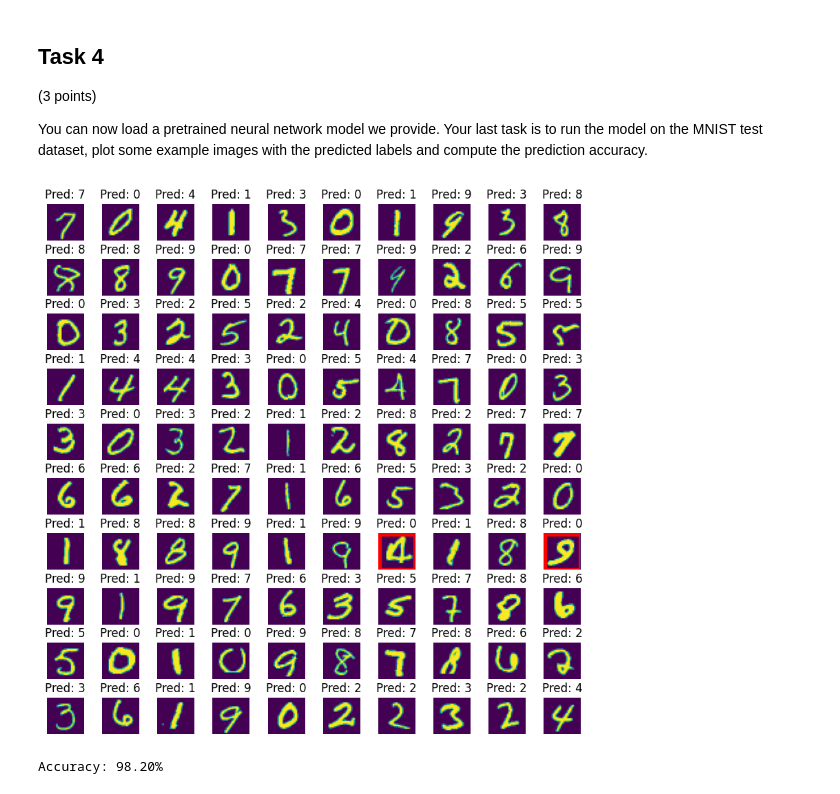
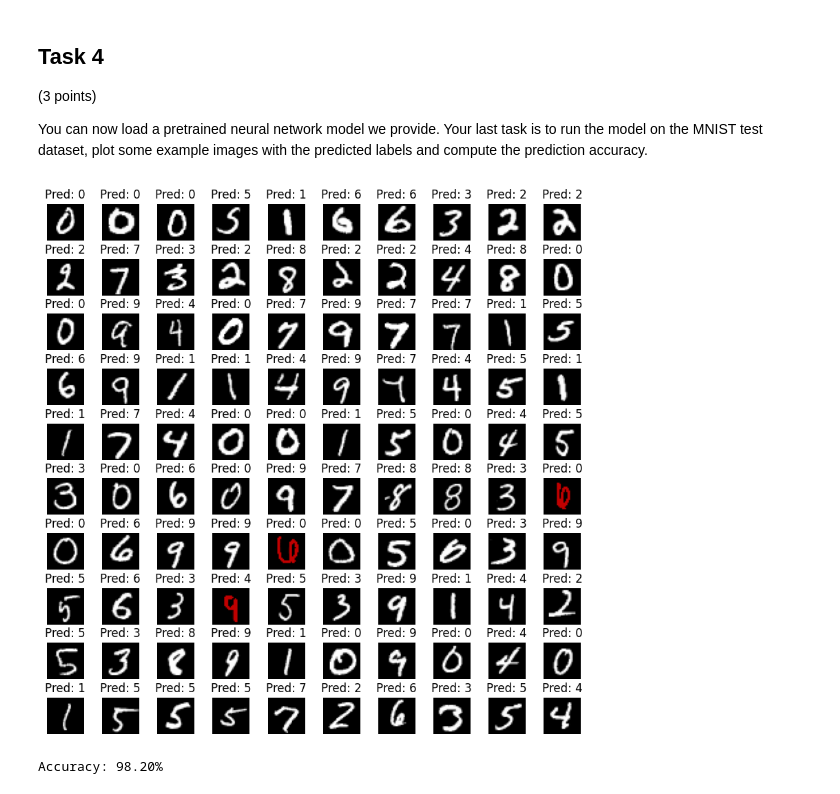
Before and after one commit to jan904/3dcv-students, a Jupyter notebook: 2.0-tl-pytorch.ipynb, the cells around one changed output. Saved outputs shown, nothing was run; the diff lists cells and outputs as text; code cells hidden in the pictures.

```diff
--- a/2.0-tl-pytorch.ipynb
+++ b/2.0-tl-pytorch.ipynb
@@ -187,7 +184,7 @@ class MNIST:
         # TODO: create a list of all subdirectories (named like the classes)
         #       within the dataset root
         sub_dirs = os.listdir(root)
-        sub_dirs = [root + '/' + sub_dir for sub_dir in sub_dirs]
+        sub_dirs = [os.path.join(root, sub_dir) for sub_dir in sub_dirs]
 
         # TODO: create a list of paths to all images
         #       with the ground truth label
@@ -198,7 +195,7 @@ class MNIST:
 
             # create a list of paths to all images
             for file in files:
-                path = sub_dir + '/' + file
+                path = os.path.join(sub_dir, file)
                 self.image_paths.append([path, int(sub_dir[-1])])
 
     def __len__(self):
@@ -267,40 +262,42 @@ def validate(model, data_loader):
 
                 # TODO: make wrongly predicted images red
                 if pred != gt:
-                    rect = Rectangle((0, 0), img.shape[1], img.shape[0], linewidth=5, edgecolor='red', facecolor='none')
-                    ax[row, col].add_patch(rect)
+                    img[img > .1] = .5
+                    cmap = 'gist_heat'
+                else:
+                    cmap = 'gray'
 
                 # TODO: disable axis and show image
-                ax[row, col].imshow(img)
+                ax[row, col].imshow(img, vmin = 0, vmax = 1, cmap=cmap)
                 ax[row, col].axis('off')
 
                 # TODO: show the predicted class next to each image
                 ax[row, col].set_title(f'Pred: {pred.item()}')
 
             elif i == 100:
                 plt.show()
 
     # TODO: compute and print the prediction accuracy in percent
     acc = correct / len(data_loader.dataset) * 100
     print(f'Accuracy: {acc:.2f}%')
 
 # create a DataLoader using the implemented MNIST dataset class
 data_loader = torch.utils.data.DataLoader(
     MNIST('data/mnist/testing',
     transform=transforms.Compose([
         transforms.ToTensor(),
         transforms.Normalize((0.1307,), (0.3081,))
     ])),
     batch_size=1, shuffle=True)
 
 # create the neural network
 model = Net()
 
 # load the statedict from 'models/mnist/simple_cnn.pt'
 model.load_state_dict(torch.load('models/mnist/simple_cnn.pt'))
 
 # validate the model
 validate(model, data_loader)
 # %% [output]
-[figure, old version]
+[figure, new version]
 Accuracy: 98.20%
```
Also changed, not shown: parts of 3 cells of this notebook, 3 other files.
